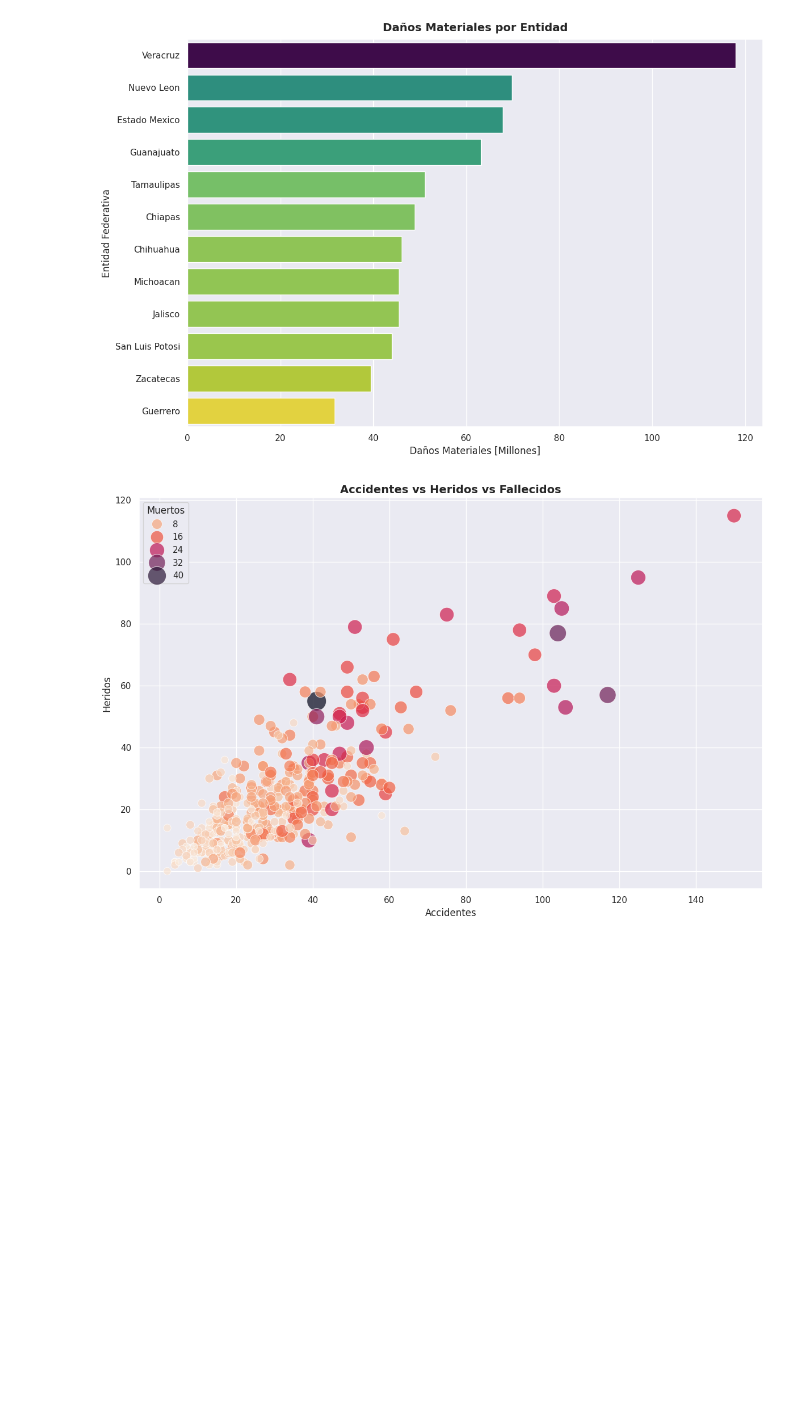
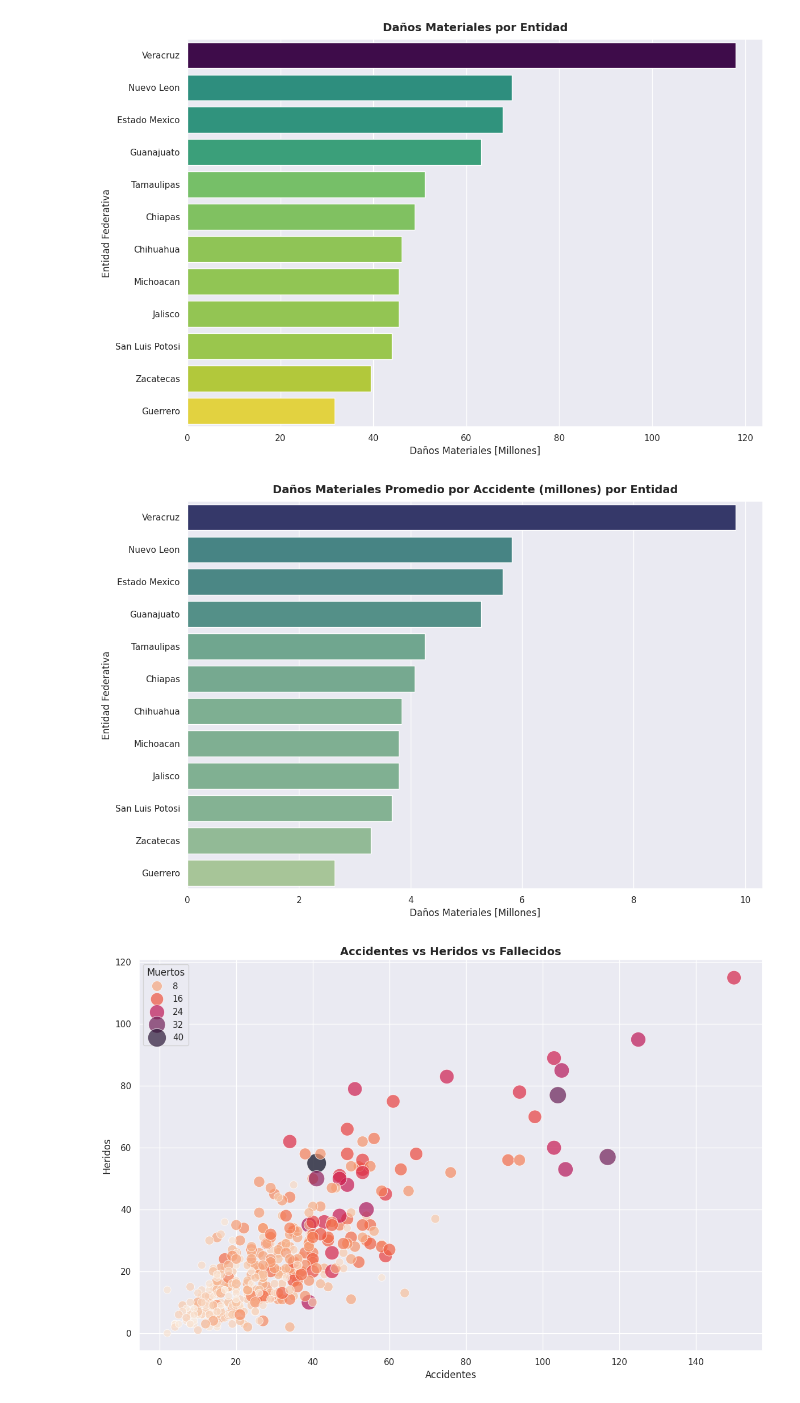
Before and after one commit to AndrsGzRo/mx-traffic-accidents-eda-ml, a Jupyter notebook: MX_TRAFFIC_ACCIDENTS.ipynb, the cells around one changed output. Saved outputs shown, nothing was run; the diff lists cells and outputs as text; code cells hidden in the pictures; blank space fills up the shorter version.

```diff
--- a/MX_TRAFFIC_ACCIDENTS.ipynb
+++ b/MX_TRAFFIC_ACCIDENTS.ipynb
@@ -140,6 +162,28 @@ plt.tight_layout()
 plt.show()
 # %% [output]
 [figure]
+# %%
+df_entidad_da_prom = (
+    df.groupby('entidad_federativa')['danios_materiales_millones'].mean().
+    reset_index().sort_values(by='danios_materiales_millones',ascending=False)
+)
+plt.figure(figsize=(12,8))
+sns.barplot(
+    data=df_entidad_da_prom.head(12),
+    y='entidad_federativa',
+    x='danios_materiales_millones',
+    palette='crest',
+    hue='danios_materiales_millones',
+    legend=False
+)
+plt.xlabel('Daños Materiales [Millones]')
+plt.ylabel('Entidad Federativa')
+plt.title('Daños Materiales Promedio por Accidente (millones) por Entidad',
+          fontsize=14,fontweight='bold',pad=10)
+plt.tight_layout()
+plt.show()
+# %% [output]
+[figure, added]
 # %%
 plt.figure(figsize=(12,8))
 sns.scatterplot(
```
Also changed, not shown: parts of 10 cells of this notebook.
